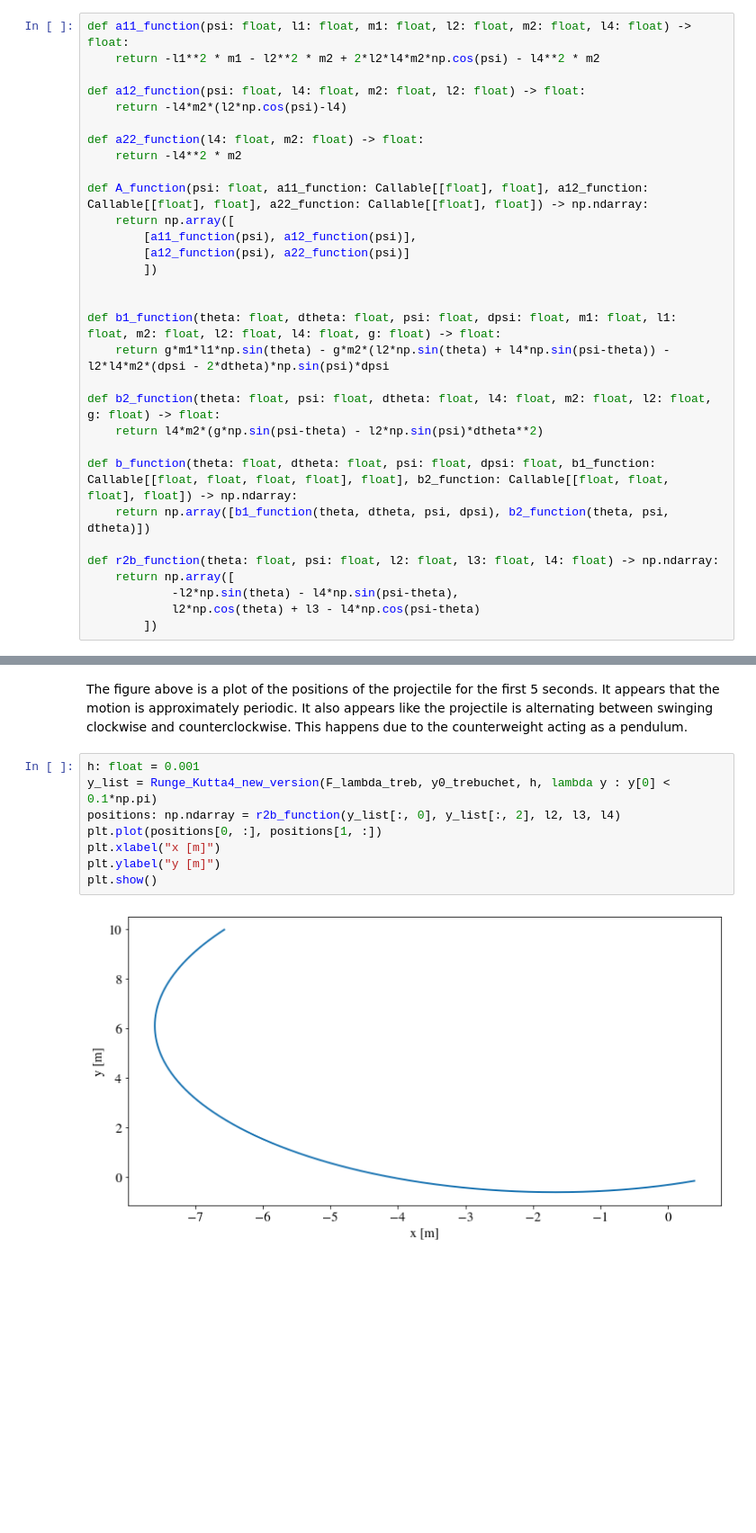
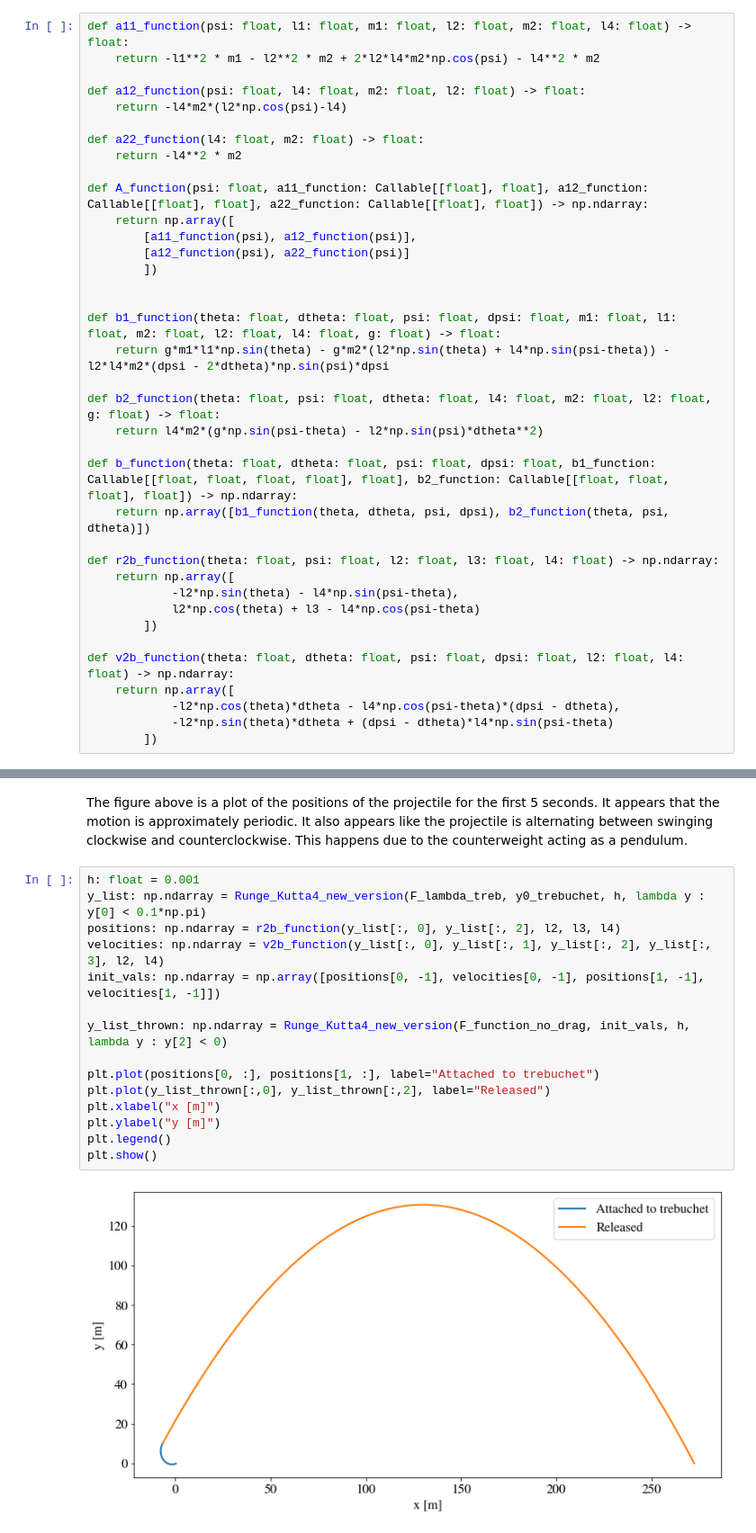
Before and after one commit to sindrelothe/TFY4345-project-2-H2021, a Jupyter notebook: Nummerisk prosjekt Sindre Lothe.ipynb, the cells around one changed output, grey strips where cells are left out. Shown: that part at 90% size. Saved outputs shown, nothing was run; the diff lists cells and outputs as text; blank space fills up the shorter version.

```diff
--- a/Nummerisk prosjekt Sindre Lothe.ipynb
+++ b/Nummerisk prosjekt Sindre Lothe.ipynb
@@ -133,6 +133,12 @@ def r2b_function(theta: float, psi: float, l2: float, l3: float, l4: float) -> n
             -l2*np.sin(theta) - l4*np.sin(psi-theta),
             l2*np.cos(theta) + l3 - l4*np.cos(psi-theta)
         ])
+
+def v2b_function(theta: float, dtheta: float, psi: float, dpsi: float, l2: float, l4: float) -> np.ndarray:
+    return np.array([
+            -l2*np.cos(theta)*dtheta - l4*np.cos(psi-theta)*(dpsi - dtheta),
+            -l2*np.sin(theta)*dtheta + (dpsi - dtheta)*l4*np.sin(psi-theta)
+        ])
 # %%
 # defining initial conditions:
 m1: float = 2000
@@ -177,11 +183,18 @@ plt.show()
 The figure above is a plot of the positions of the projectile for the first 5 seconds. It appears that the motion is approximately periodic. It also appears like the projectile is alternating between swinging clockwise and counterclockwise. This happens due to the counterweight acting as a pendulum.
 # %%
 h: float = 0.001
-y_list = Runge_Kutta4_new_version(F_lambda_treb, y0_trebuchet, h, lambda y : y[0] < 0.1*np.pi)
+y_list: np.ndarray = Runge_Kutta4_new_version(F_lambda_treb, y0_trebuchet, h, lambda y : y[0] < 0.1*np.pi)
 positions: np.ndarray = r2b_function(y_list[:, 0], y_list[:, 2], l2, l3, l4)
-plt.plot(positions[0, :], positions[1, :])
+velocities: np.ndarray = v2b_function(y_list[:, 0], y_list[:, 1], y_list[:, 2], y_list[:, 3], l2, l4)
+init_vals: np.ndarray = np.array([positions[0, -1], velocities[0, -1], positions[1, -1], velocities[1, -1]])
+
+y_list_thrown: np.ndarray = Runge_Kutta4_new_version(F_function_no_drag, init_vals, h, lambda y : y[2] < 0)
+
+plt.plot(positions[0, :], positions[1, :], label="Attached to trebuchet")
+plt.plot(y_list_thrown[:,0], y_list_thrown[:,2], label="Released")
 plt.xlabel("x [m]")
 plt.ylabel("y [m]")
+plt.legend()
 plt.show()
 # %% [output]
-[figure, old version]
+[figure, new version]
```
Also changed, not shown: parts of 6 cells of this notebook.
